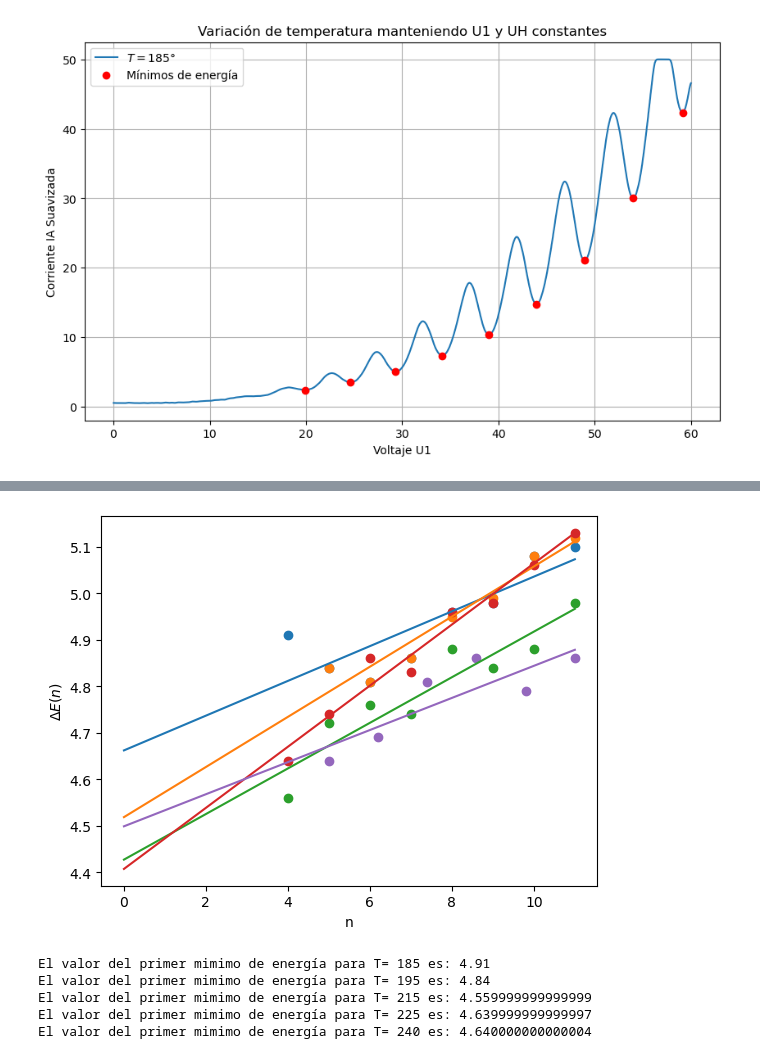
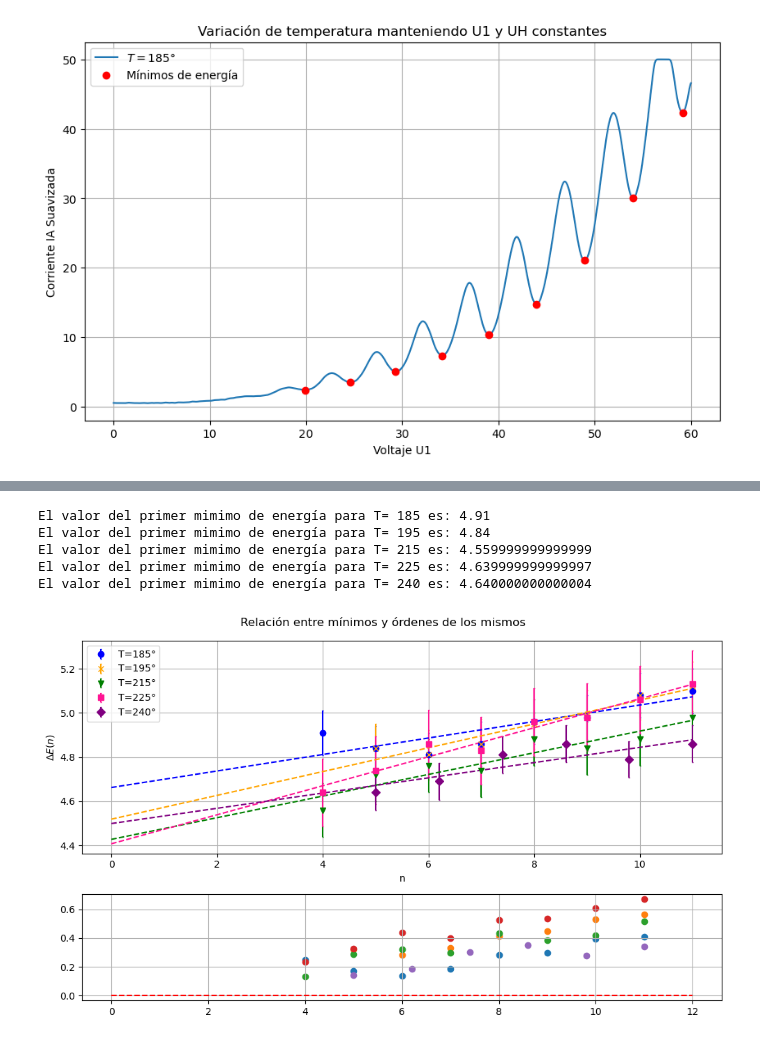
Before and after one commit to ccuellarn/Laboratorio-Intermedio---Pr-cticas20242, a Jupyter notebook: Franck-hertz/FranckHertz.ipynb, the cells around one changed output, grey strips where cells are left out. Saved outputs shown, nothing was run; the diff lists cells and outputs as text; code cells hidden in the pictures.

```diff
--- a/Franck-hertz/FranckHertz.ipynb
+++ b/Franck-hertz/FranckHertz.ipynb
@@ -156,30 +185,50 @@ l_exp para T=240 será: 0.04569327731092394
 # %%
-plt.scatter(np.linspace(4,11,8),min1)
-plt.scatter(np.linspace(5,11,7),min2)
-plt.scatter(np.linspace(4,11,8),min3)
-plt.scatter(np.linspace(4,11,8),min4)
-plt.scatter(np.linspace(5,11,6),min5)
+fig, axis = plt.subplots(2,1, figsize = (10, 6), gridspec_kw = {"height_ratios":[2, 1]})
+ax1 = axis[0]
+ax2 = axis[1]
 
-plt.plot(_x1,ym1)
-plt.plot(_x2,ym2)
-plt.plot(_x3,ym3)
-plt.plot(_x4,ym4)
-plt.plot(_x5,ym5)
+fig.suptitle(r'Relación entre mínimos y órdenes de los mismos')
 
-plt.xlabel('n')
-plt.ylabel(r'$\Delta E(n)$')
+ax1.errorbar(np.linspace(4,11,8),min1,label='T=185°',fmt='o',capsize=0.5,yerr=std1,color='blue')
+ax1.errorbar(np.linspace(5,11,7),min2,label='T=195°',fmt='x',capsize=0.5,yerr=std2,color='orange')
+ax1.errorbar(np.linspace(4,11,8),min3,label='T=215°',fmt='v',capsize=0.5,yerr=std3,color='green')
+ax1.errorbar(np.linspace(4,11,8),min4,label='T=225°',fmt='s',capsize=0.5,yerr=std4,color='deeppink')
+ax1.errorbar(np.linspace(5,11,6),min5,label='T=240°',fmt='D',capsize=0.5,yerr=std5,color='purple')
 
-plt.show()
+ax1.plot(_x1,ym1,'--',color='blue')
+ax1.plot(_x2,ym2,'--',color='orange')
+ax1.plot(_x3,ym3,'--',color='green')
+ax1.plot(_x4,ym4,'--',color='deeppink')
+ax1.plot(_x5,ym5,'--',color='purple')
+
+ax1.set_xlabel('n')
+ax1.set_ylabel(r'$\Delta E(n)$')
+# ax1.text(0.0020, 12.5, 'y={}x + {}'.format(round(parama1[0],2),round(parama1[1],2)),color='g')
+# ax1.text(0.0020, 13, 'R^2 = {}'.format(round(R2a1,2)),color='g')
+ax1.grid()
+ax1.legend()
+
+
+ax2.scatter(np.linspace(4,11,8),res1)
+ax2.scatter(np.linspace(5,11,7),res2)
+ax2.scatter(np.linspace(4,11,8),res3)
+ax2.scatter(np.linspace(4,11,8),res4)
+ax2.scatter(np.linspace(5,11,6),res5)
+ax2.plot(np.linspace(0,12,20),np.zeros_like(np.linspace(0,12,20)),'--',color='r')
+ax2.grid()
+
+
+fig.tight_layout()
 
 print('El valor del primer mimimo de energía para T= 185 es: {}'.format(difMinimos(minimos_df185['Voltaje U1'])[18]))
 print('El valor del primer mimimo de energía para T= 195 es: {}'.format(difMinimos(minimos_df195['Voltaje U1'])[19]))
 print('El valor del primer mimimo de energía para T= 215 es: {}'.format(difMinimos(minimos_df215['Voltaje U1'])[21]))
 print('El valor del primer mimimo de energía para T= 225 es: {}'.format(difMinimos(minimos_df225['Voltaje U1'])[16]))
 print('El valor del primer mimimo de energía para T= 240 es: {}'.format(difMinimos(minimos_df240['Voltaje U1'])[32]))
 # %% [output]
+El valor del primer mimimo de energía para T= 185 es: 4.91
+El valor del primer mimimo de energía para T= 195 es: 4.84
+El valor del primer mimimo de energía para T= 215 es: 4.559999999999999
+El valor del primer mimimo de energía para T= 225 es: 4.639999999999997
+El valor del primer mimimo de energía para T= 240 es: 4.640000000000004
-[figure, old version]
+[figure, new version]
-El valor del primer mimimo de energía para T= 185 es: 4.91
-El valor del primer mimimo de energía para T= 195 es: 4.84
-El valor del primer mimimo de energía para T= 215 es: 4.559999999999999
-El valor del primer mimimo de energía para T= 225 es: 4.639999999999997
-El valor del primer mimimo de energía para T= 240 es: 4.640000000000004
```
Also changed, not shown: parts of 9 cells of this notebook.
